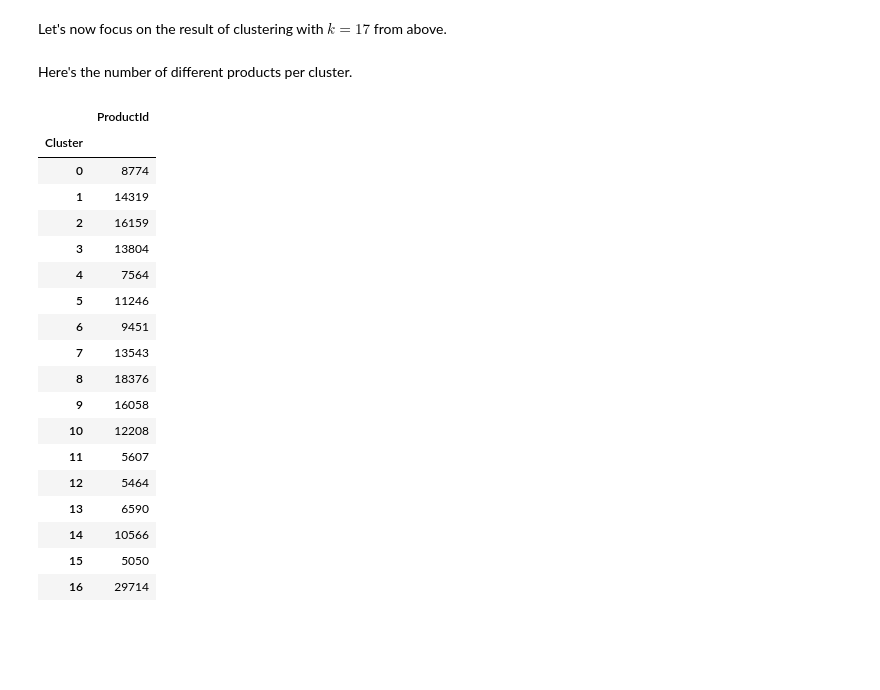
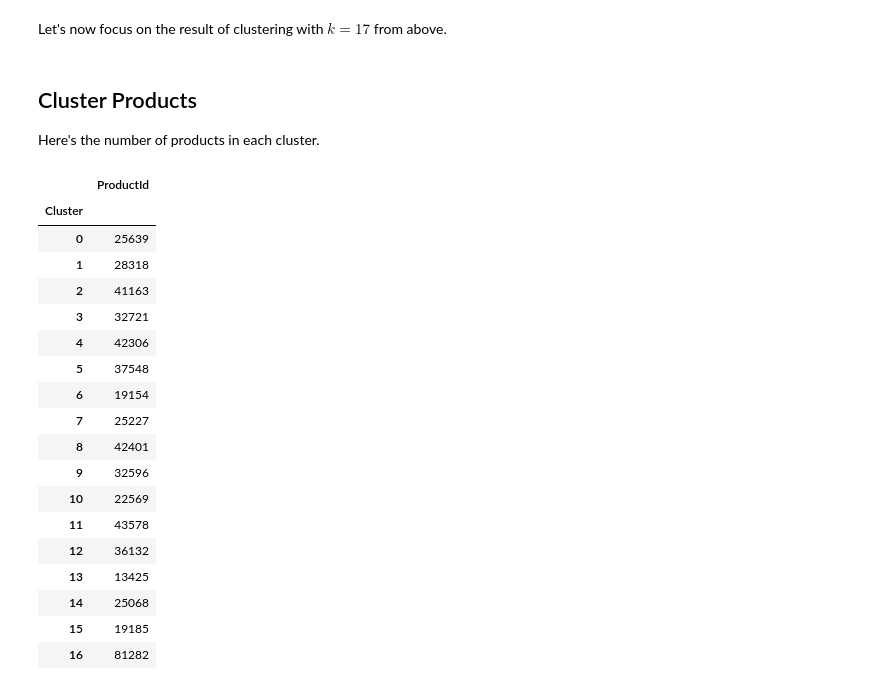
Before and after one commit to msterpa87/ADM-HW4, a Jupyter notebook: main.ipynb, the cells around one changed output. Cells and saved outputs as stored; diff of their text form; code cells hidden in the pictures; blank space fills up the shorter version.

```diff
--- a/main.ipynb
+++ b/main.ipynb
@@ -160,26 +160,28 @@ custom_kmeans = CustomKMeans(n_clusters=17)
 custom_kmeans.fit(points)
 reviews_df['Cluster'] = custom_kmeans.labels_
 # %% [markdown]
-Here's the number of different products per cluster.
+## Cluster Products
+
+Here's the number of products in each cluster.
-# %%
-custom_kmeans
-# %% [output]
-|  | ProductId |
-| Cluster |  |
-| 0 | 8774 |
-| 1 | 14319 |
-| 2 | 16159 |
-| 3 | 13804 |
-| 4 | 7564 |
-| 5 | 11246 |
-| 6 | 9451 |
-| 7 | 13543 |
-| 8 | 18376 |
-| 9 | 16058 |
-| 10 | 12208 |
-| 11 | 5607 |
-| 12 | 5464 |
-| 13 | 6590 |
-| 14 | 10566 |
-| 15 | 5050 |
-| 16 | 29714 |
+# %%
+product_count(reviews_df)
+# %% [output]
+|  | ProductId |
+| Cluster |  |
+| 0 | 25639 |
+| 1 | 28318 |
+| 2 | 41163 |
+| 3 | 32721 |
+| 4 | 42306 |
+| 5 | 37548 |
+| 6 | 19154 |
+| 7 | 25227 |
+| 8 | 42401 |
+| 9 | 32596 |
+| 10 | 22569 |
+| 11 | 43578 |
+| 12 | 36132 |
+| 13 | 13425 |
+| 14 | 25068 |
+| 15 | 19185 |
+| 16 | 81282 |
```
Also changed, not shown: parts of 8 cells of this notebook, 2 other files.
